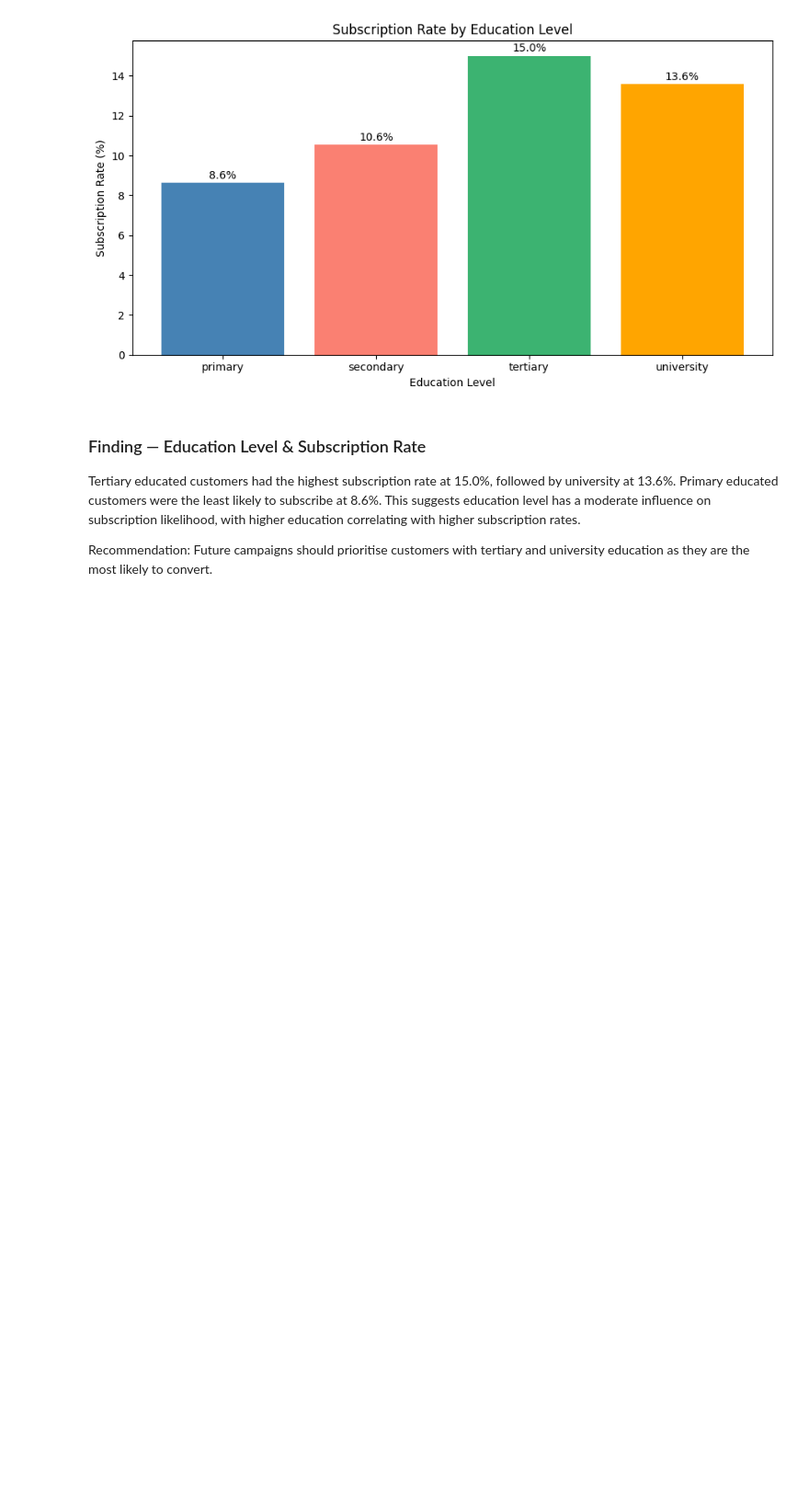
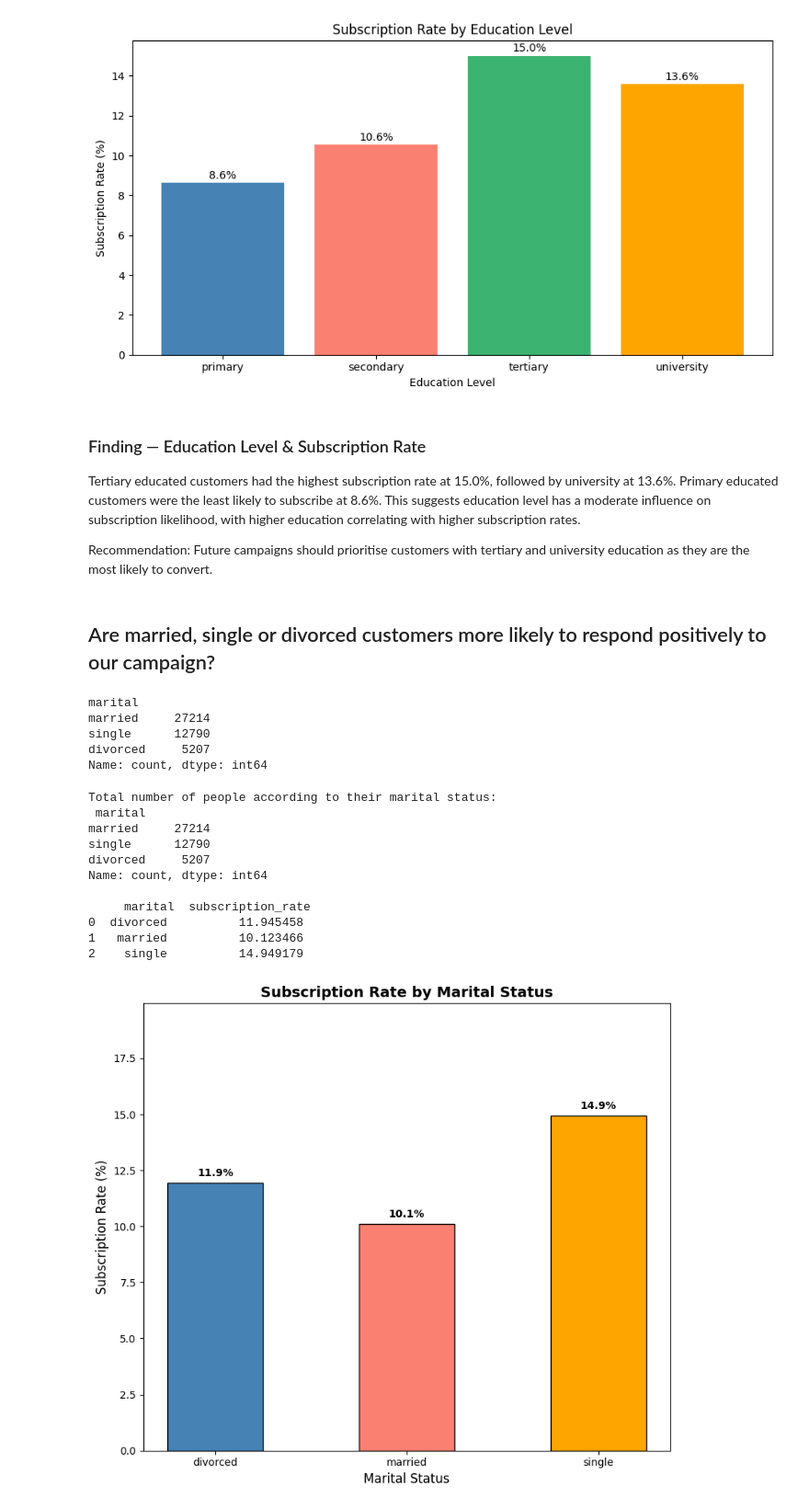
Before and after one commit to MIKE-BRIA/bankmarketing, a Jupyter notebook: notebooks/data_cleaning.ipynb, the cells around one changed output. Shown at 92% size. Cells and saved outputs as stored; diff of their text form; code cells hidden in the pictures; blank space fills up the shorter version.

```diff
--- a/notebooks/data_cleaning.ipynb
+++ b/notebooks/data_cleaning.ipynb
@@ -362,3 +362,49 @@ correlating with higher subscription rates.
 
 Recommendation: Future campaigns should prioritise customers with
 tertiary and university education as they are the most likely to convert.
+# %% [markdown]
+## Are married, single or divorced customers more likely to respond positively to our campaign?
+# %%
+marrital_state = df['marital'].value_counts()
+marrital_state
+# %% [output]
+marital
+married     27214
+single      12790
+divorced     5207
+Name: count, dtype: int64
+# %%
+marital_count = df['marital'].value_counts()
+print(f'Total number of people according to their marital status:\n', marital_count)
+
+marital_sub = df.groupby('marital')['y'].apply(lambda x: (x == 'yes').sum() / len(x) * 100).reset_index()
+marital_sub.columns = ['marital', 'subscription_rate']
+print('\n', marital_sub)
+
+plt.figure(figsize=(8, 7))
+colors = ['steelblue', 'salmon', 'orange']
+plt.bar(marital_sub['marital'], marital_sub['subscription_rate'], color=colors, edgecolor='black', width=0.5)
+
+plt.title('Subscription Rate by Marital Status', fontsize=14, fontweight='bold')
+plt.xlabel('Marital Status', fontsize=12)        # fixed typo: Statue → Status
+plt.ylabel('Subscription Rate (%)', fontsize=12)
+plt.ylim(0, marital_sub['subscription_rate'].max() + 5)  # gives headroom above bars
+
+for i, v in enumerate(marital_sub['subscription_rate']):
+    plt.text(i, v + 0.3, f'{v:.1f}%', ha='center', fontweight='bold')
+
+plt.tight_layout()
+plt.show()
+# %% [output]
+Total number of people according to their marital status:
+ marital
+married     27214
+single      12790
+divorced     5207
+Name: count, dtype: int64
+
+     marital  subscription_rate
+0  divorced          11.945458
+1   married          10.123466
+2    single          14.949179
+[figure, added]
```
Also changed, not shown: parts of 3 cells of this notebook.
